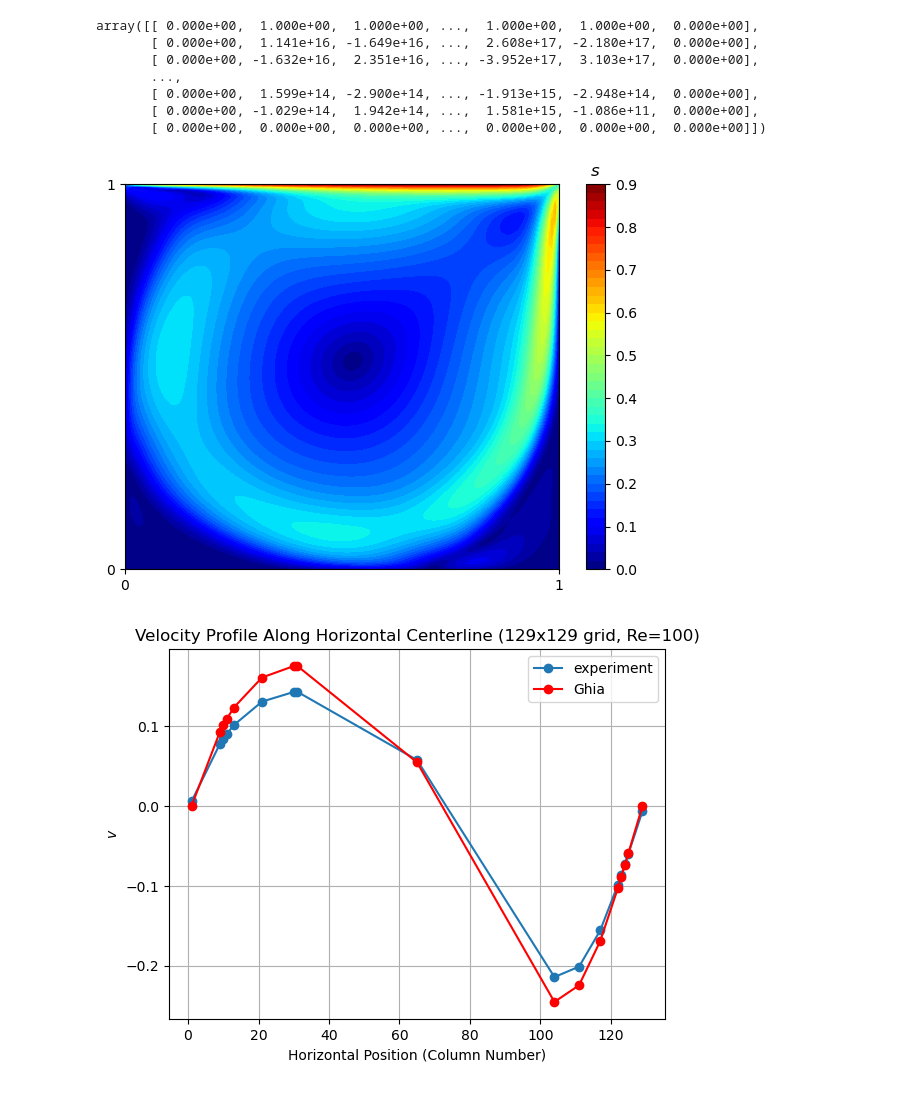
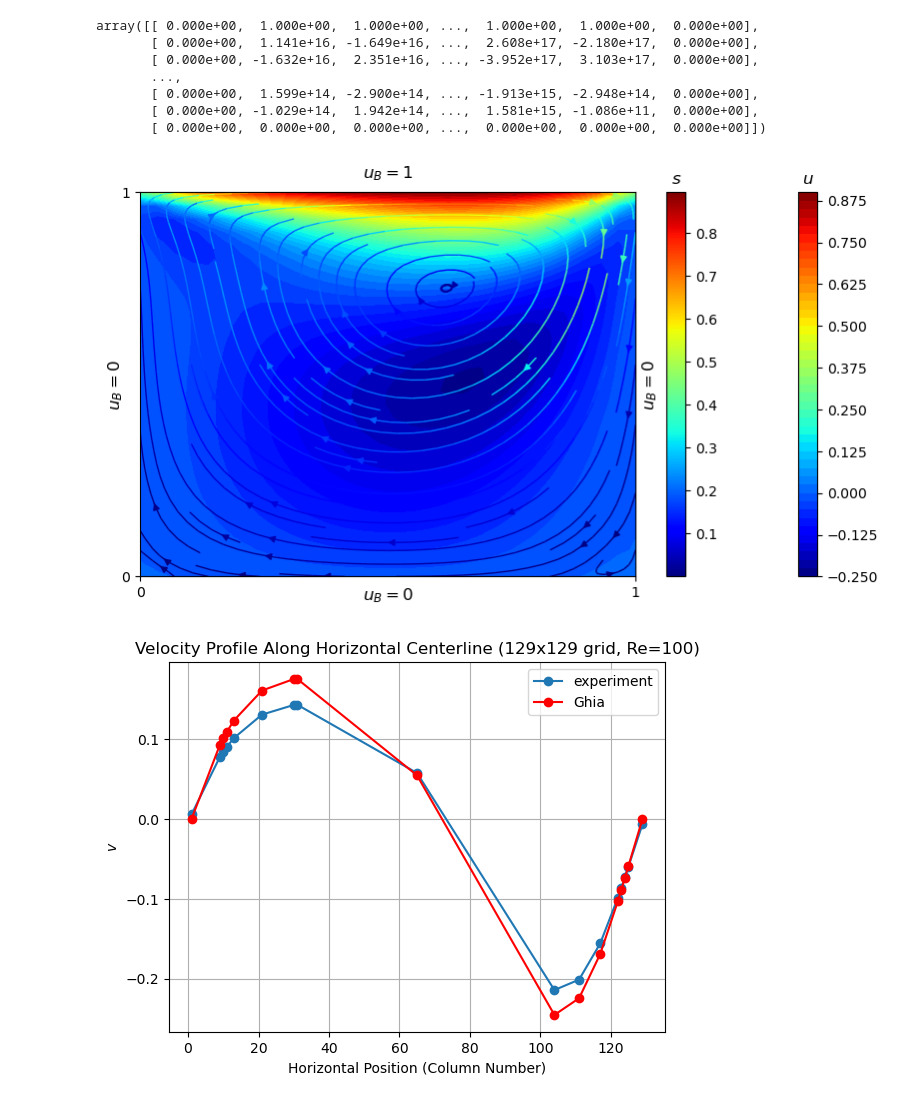
Before and after one commit to cl0udsw1tch/NavierStokesSolver, a Jupyter notebook: test.ipynb, the cells around one changed output. Saved outputs shown, nothing was run; the diff lists cells and outputs as text; code cells hidden in the pictures.

```diff
--- a/test.ipynb
+++ b/test.ipynb
@@ -1243,9 +1317,9 @@ array([[ 0.000e+00,  1.000e+00,  1.000e+00, ...,  1.000e+00,  1.000e+00,  0.000e
        [ 0.000e+00, -1.029e+14,  1.942e+14, ...,  1.581e+15, -1.086e+11,  0.000e+00],
        [ 0.000e+00,  0.000e+00,  0.000e+00, ...,  0.000e+00,  0.000e+00,  0.000e+00]])
 # %%
-s.plot(objective='s', levels=50, streamlines=0)
+s.plot(objective='u', levels=50, streamlines=1)
 # %% [output]
-[figure, old version]
+[figure, new version]
 # %%
 center_row = len(s2.x['v']) // 2
 x = np.array([1,9,10,11,13,21,30,31,65,104,111,117,122,123,124,125,129])
```
Also changed, not shown: parts of 25 cells of this notebook, 1 other file.
